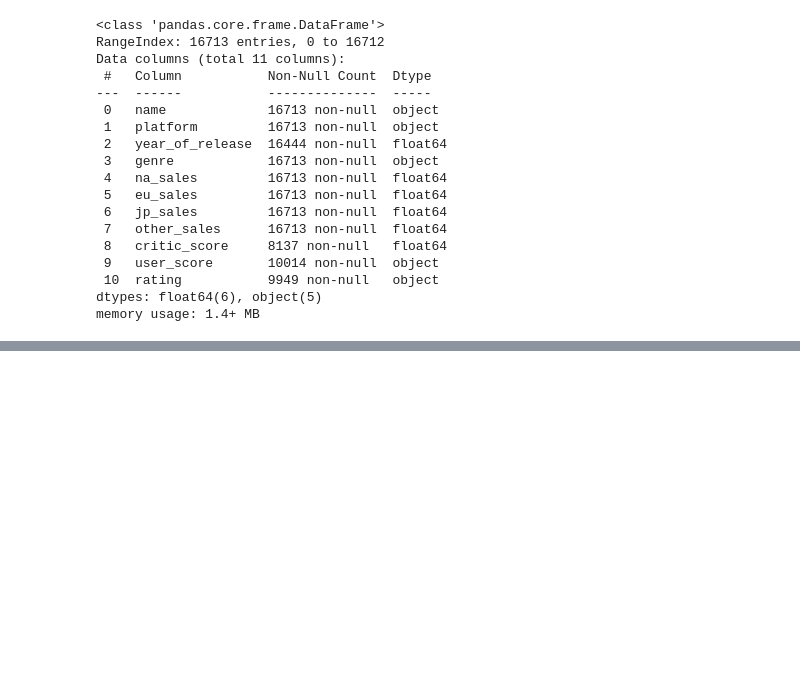
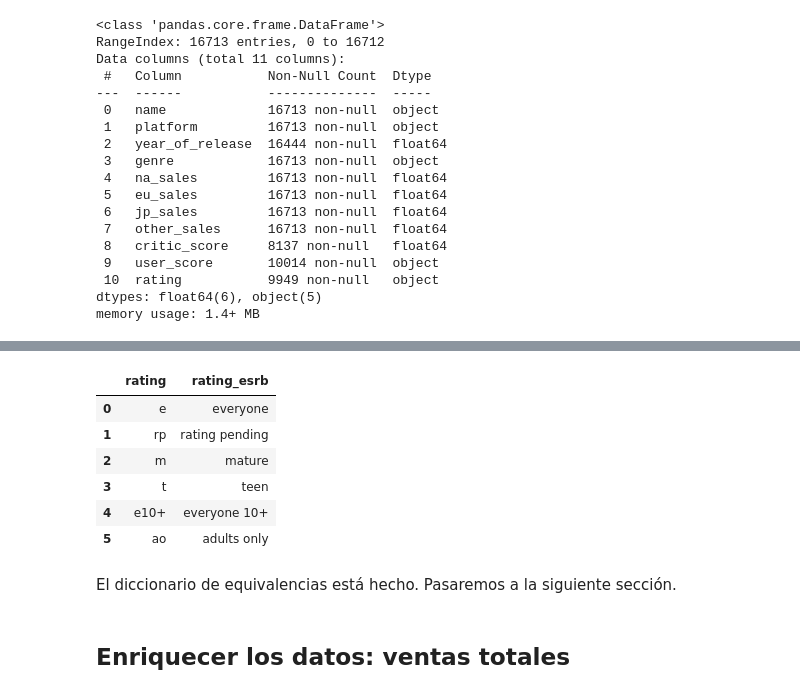
Before and after one commit to ChristianMartinezCaceres/Practicum-portfolio, a Jupyter notebook: 05_proyecto_integrado_1/880e6491-cf4d-49cf-bb3e-0f71d7ced7bd.ipynb, the cells around one changed output, grey strips where cells are left out. Drawn from its saved outputs; the diff is of its cells as text; code cells hidden in the pictures; blank space fills up the shorter version.

```diff
--- a/05_proyecto_integrado_1/880e6491-cf4d-49cf-bb3e-0f71d7ced7bd.ipynb
+++ b/05_proyecto_integrado_1/880e6491-cf4d-49cf-bb3e-0f71d7ced7bd.ipynb
@@ -421,0 +611,3 @@ memory usage: 1.4+ MB
+# %%
+games['rating'] = games['rating'].fillna('RP')
+games['rating'].value_counts()
@@ -421,0 +654,15 @@ memory usage: 1.4+ MB
+# %%
+rating_dict = games[['rating', 'rating_esrb']].drop_duplicates().reset_index(drop=True)
+rating_dict
+# %% [output]
+|  | rating | rating_esrb |
+| 0 | e | everyone |
+| 1 | rp | rating pending |
+| 2 | m | mature |
+| 3 | t | teen |
+| 4 | e10+ | everyone 10+ |
+| 5 | ao | adults only |
+# %% [markdown]
+El diccionario de equivalencias está hecho. Pasaremos a la siguiente sección.
+# %% [markdown]
+## Enriquecer los datos: ventas totales
```
Also changed, not shown: parts of 56 cells of this notebook.
